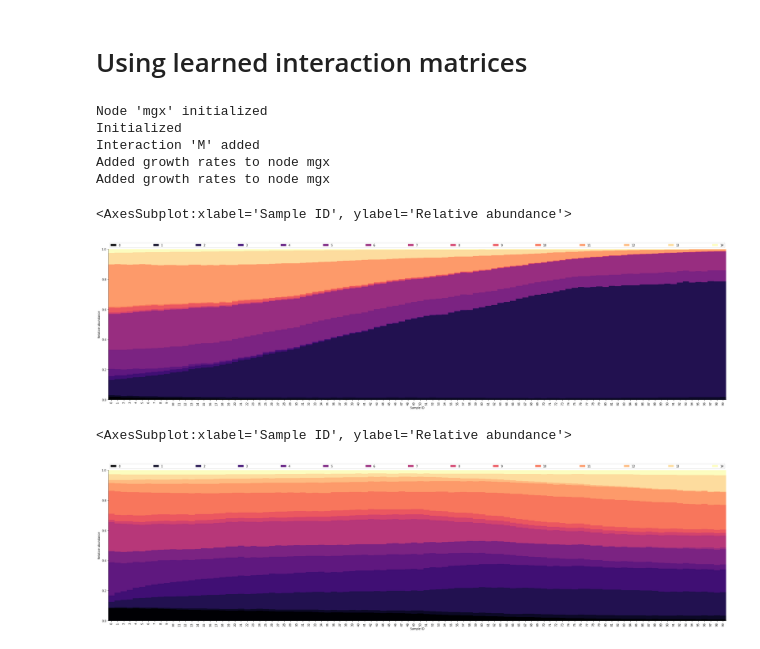
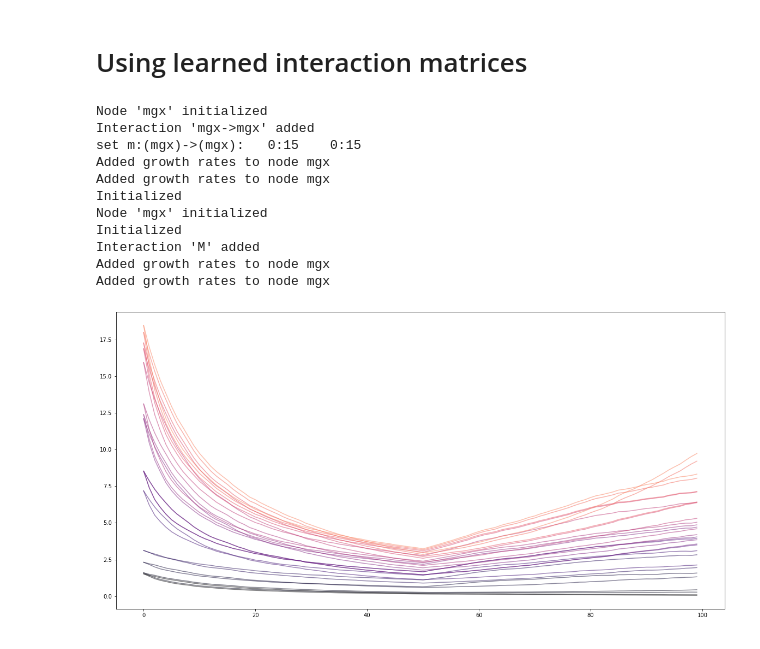
Before and after one commit to pchlenski/misdeed, a Jupyter notebook: notebooks/examples.ipynb, the cells around one changed output. Drawn from its saved outputs; the diff is of its cells as text; code cells hidden in the pictures.

```diff
--- a/notebooks/examples.ipynb
+++ b/notebooks/examples.ipynb
@@ -74,58 +75,61 @@ plot_pca([y3_control, y3_case], 'mgx', colors=['red', 'blue'], plot_trajectories
 # %% [markdown]
 # Using learned interaction matrices
 # %%
-# # run case-control and plot:
-# gen4 = OmicsGenerator(
-#     100,                   # 100 time points
-#     ['mgx'],               # 1 nodes named 'mgx'
-#     [15],                  # 'mgx' has 15 dimensions
-#     init_full=True         # set interaction matrices and growth rates randomly
-# )
+# run case-control and plot:
+gen4 = OmicsGenerator(
+    100,                   # 100 time points
+    ['mgx'],               # 1 nodes named 'mgx'
+    [15],                  # 'mgx' has 8 dimensions
+    init_full=True         # set interaction matrices and growth rates randomly
+)
 
-# # add intervention:
-# gen4.add_intervention(
-#     'int1',                # intervention name
-#     'mgx',                 # apply to 'mgx' node
-#     10*np.random.rand(15), # set intervention response vector randomly
-#     start=50,              # start at t=50
-#     end=100                # go to end
-# )
+# add intervention:
+gen4.add_intervention(
+    'int1',                # intervention name
+    'mgx',                 # apply to 'mgx' node
+    10*np.random.rand(15), # set intervention response vector randomly
+    start=50,              # start at t=50
+    end=100                # go to end
+)
 
 # generate training data
 x4, y4, z4 = gen4.generate(dt=1e-2)
 
 # infer params
 M, u, E = infer_glv_params(
-    z4['mgx'],
-    gen4.get('int1').U,
-    interaction_reg=10,
-    growth_reg=10,
-    intervention_reg=10,
-    dt=1e-2
+    z4['mgx'],             # use (latent) absolute abundances
+    gen4.get('int1').U,    # assume intervention indicator is known
+    interaction_reg=100,   # L1 penalty for interaction matrix
+    growth_reg=0,          # L1 penalty for growth rates
+    intervention_reg=0,    # L1 penalty for intervention responses
+    dt=1e-2                # same time-step as generator
 )
 
 # build inferred generator
 gen4_inferred = OmicsGenerator(100, ['mgx'], [15])
 gen4_inferred.add_interaction('M', 'mgx', 'mgx', M)
 gen4_inferred.add_intervention('int1', 'mgx', E.reshape(-1), start=50, end=100)
 gen4_inferred.set_initial_value('mgx', u.reshape(-1), growth_rate=True)
-gen4_inferred.set_initial_value('mgx', gen.get('mgx').initial_value) # same init. abundances as gen 1
+gen4_inferred.set_initial_value('mgx', gen4.get('mgx').initial_value) # same init. abundances as gen 1
 
 x4_inferred, y4_inferred, z4_inferred = gen4_inferred.generate(dt=1e-2)
-# plot_timecourse(y4['mgx'])
-# plt.vlines(50, 0, 1)
 
-plot_timecourse(y4_inferred['mgx'])
+# plot both trajectories
+colors = cm.get_cmap('magma', 20)(range(15))
+
+for i in range(15):
+    plt.plot(np.cumsum(z4_inferred['mgx'], axis=1)[:,i], alpha=0.5, c=colors[i])
+    plt.plot(np.cumsum(z4['mgx'], axis=1)[:,i], alpha=0.5, c=colors[i])
 # %% [output]
+Node 'mgx' initialized
+Interaction 'mgx->mgx' added
+set m:(mgx)->(mgx):   0:15    0:15
+Added growth rates to node mgx
+Added growth rates to node mgx
+Initialized
 Node 'mgx' initialized
 Initialized
 Interaction 'M' added
 Added growth rates to node mgx
 Added growth rates to node mgx
-<AxesSubplot:xlabel='Sample ID', ylabel='Relative abundance'>
-[figure, old version]
+[figure, new version]
-# %%
-plot_timecourse(y4['mgx'])
-# %% [output]
-<AxesSubplot:xlabel='Sample ID', ylabel='Relative abundance'>
-[figure, removed]
```
Also changed, not shown: parts of 1 cell of this notebook, 3 other files.
